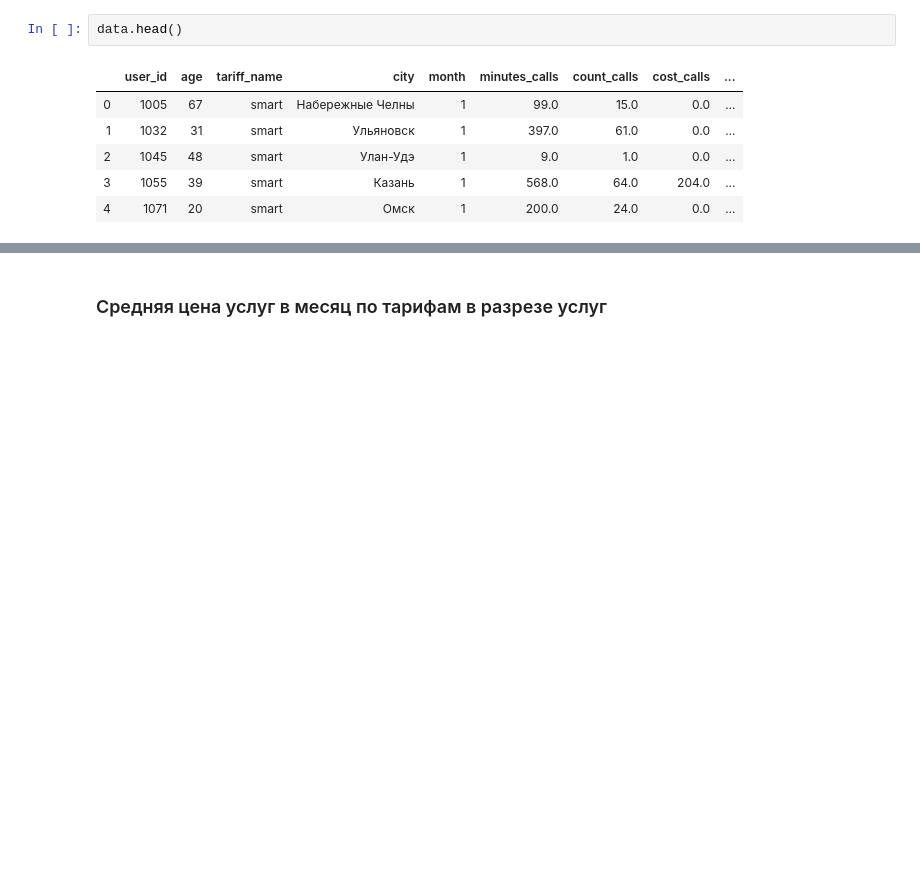
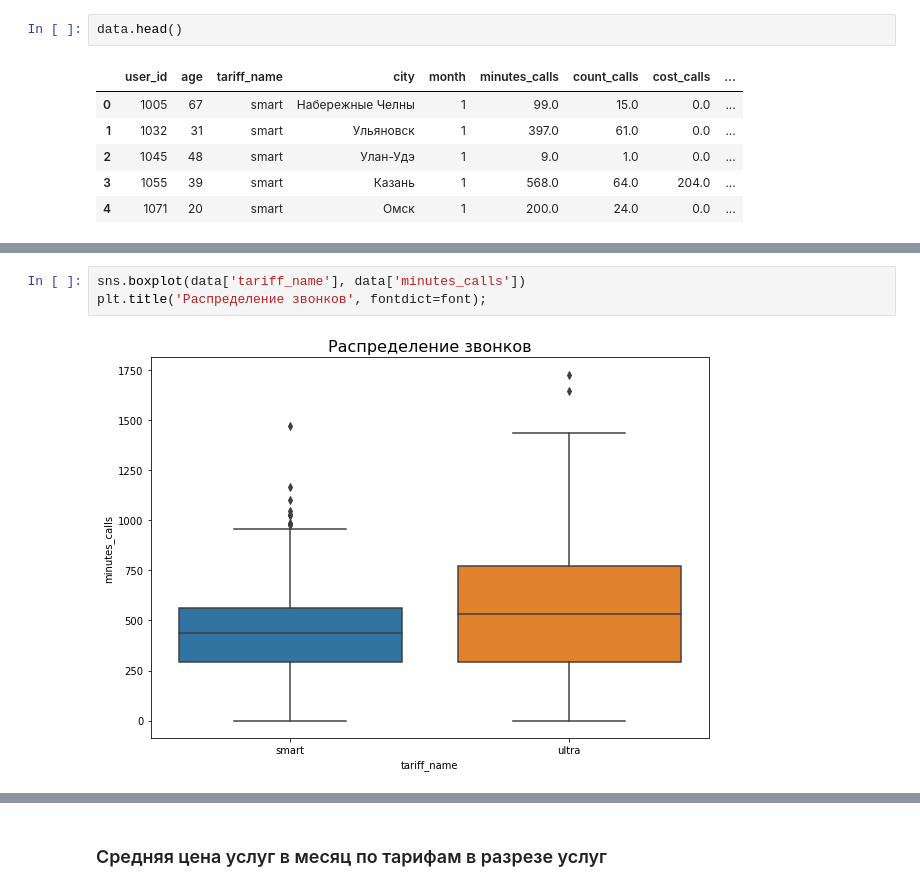
Before and after one commit to rendley/yandex_data_sciense, a Jupyter notebook: Step_4/project_statistica.ipynb, the cells around one changed output, grey strips where cells are left out. Drawn from its saved outputs; the diff is of its cells as text; blank space fills up the shorter version.

```diff
--- a/Step_4/project_statistica.ipynb
+++ b/Step_4/project_statistica.ipynb
@@ -626,0 +659,5 @@ data.head()
+# %%
+sns.boxplot(data['tariff_name'], data['minutes_calls'])
+plt.title('Распределение звонков', fontdict=font);
+# %% [output]
+[figure, added]
```
Also changed, not shown: parts of 64 cells of this notebook, 1 other file.
